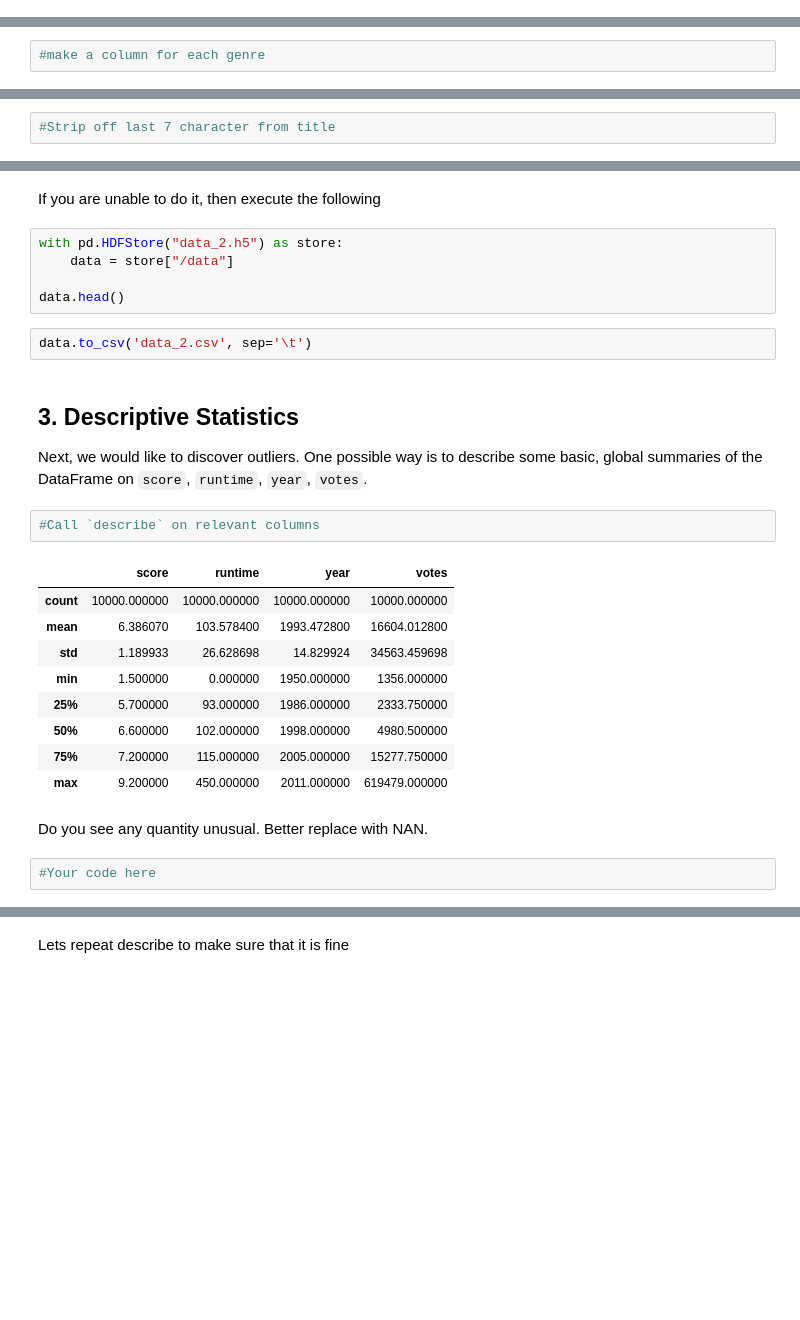
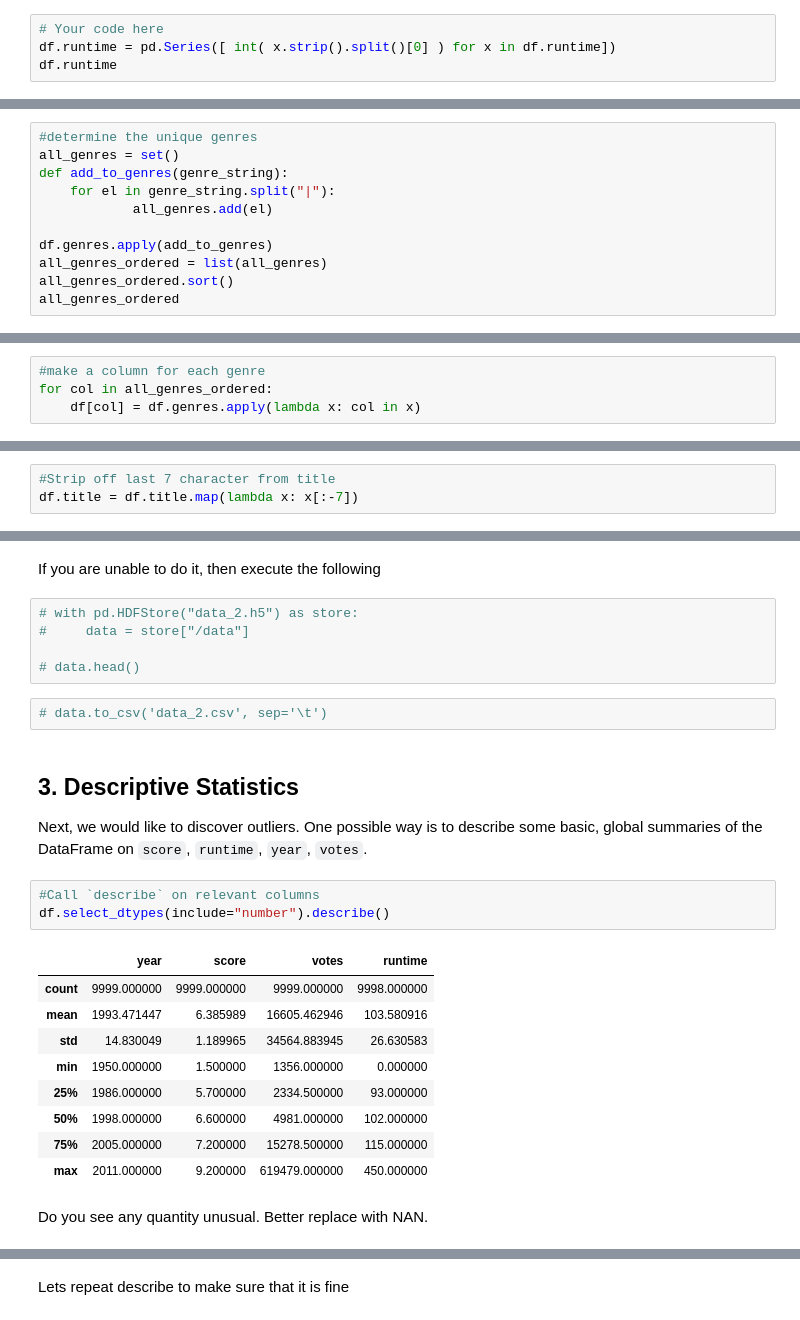
Before and after one commit to ehtisham-sadiq/AI-Learning-Path, a Jupyter notebook: 02_Python_Libraries_for_Data_Science/Assignments/Assignment_4.ipynb, the cells around one changed output, grey strips where cells are left out. Cells and saved outputs as stored; diff of their text form; blank space fills up the shorter version.

```diff
--- a/02_Python_Libraries_for_Data_Science/Assignments/Assignment_4.ipynb
+++ b/02_Python_Libraries_for_Data_Science/Assignments/Assignment_4.ipynb
@@ -72,0 +81,4 @@ Perform this conversion on every element in the dataframe `data` using `List Com
+# %%
+# Your code here
+df.runtime = pd.Series([ int( x.strip().split()[0] ) for x in df.runtime])
+df.runtime
@@ -89,0 +113,11 @@ First, we would like to find the all the unique genres present in any record. It
+# %%
+#determine the unique genres
+all_genres = set()
+def add_to_genres(genre_string):
+    for el in genre_string.split("|"):
+            all_genres.add(el)
+
+df.genres.apply(add_to_genres)
+all_genres_ordered = list(all_genres)
+all_genres_ordered.sort()
+all_genres_ordered
@@ -91,6 +143,8 @@ First, we would like to find the all the unique genres present in any record. It
 Then make a column for each genre
 # %%
 #make a column for each genre
+for col in all_genres_ordered:
+    df[col] = df.genres.apply(lambda x: col in x)
 # %%
 df.head()
 # %% [output]
@@ -105,3 +159,4 @@ df.head()
 We can fix each element by stripping off the last 7 characters
 # %%
 #Strip off last 7 character from title
+df.title = df.title.map(lambda x: x[:-7])
@@ -119,29 +172,28 @@ df.head()
 # %% [markdown]
 If you are unable to do it, then execute the following
 # %%
-with pd.HDFStore("data_2.h5") as store:
-    data = store["/data"]
+# with pd.HDFStore("data_2.h5") as store:
+#     data = store["/data"]
 
-data.head()
+# data.head()
 # %%
-data.to_csv('data_2.csv', sep='\t')
+# data.to_csv('data_2.csv', sep='\t')
 # %% [markdown]
 ## 3. Descriptive Statistics
 
 Next, we would like to discover outliers. One possible way is to describe some basic, global summaries of the DataFrame on `score`, `runtime`, `year`, `votes`.
 # %%
 #Call `describe` on relevant columns
+df.select_dtypes(include="number").describe()
 # %% [output]
-|  | score | runtime | year | votes |
-| count | 10000.000000 | 10000.000000 | 10000.000000 | 10000.000000 |
-| mean | 6.386070 | 103.578400 | 1993.472800 | 16604.012800 |
-| std | 1.189933 | 26.628698 | 14.829924 | 34563.459698 |
-| min | 1.500000 | 0.000000 | 1950.000000 | 1356.000000 |
-| 25% | 5.700000 | 93.000000 | 1986.000000 | 2333.750000 |
-| 50% | 6.600000 | 102.000000 | 1998.000000 | 4980.500000 |
-| 75% | 7.200000 | 115.000000 | 2005.000000 | 15277.750000 |
-| max | 9.200000 | 450.000000 | 2011.000000 | 619479.000000 |
+|  | year | score | votes | runtime |
+| count | 9999.000000 | 9999.000000 | 9999.000000 | 9998.000000 |
+| mean | 1993.471447 | 6.385989 | 16605.462946 | 103.580916 |
+| std | 14.830049 | 1.189965 | 34564.883945 | 26.630583 |
+| min | 1950.000000 | 1.500000 | 1356.000000 | 0.000000 |
+| 25% | 1986.000000 | 5.700000 | 2334.500000 | 93.000000 |
+| 50% | 1998.000000 | 6.600000 | 4981.000000 | 102.000000 |
+| 75% | 2005.000000 | 7.200000 | 15278.500000 | 115.000000 |
+| max | 2011.000000 | 9.200000 | 619479.000000 | 450.000000 |
 # %% [markdown]
 Do you see any quantity unusual. Better replace with NAN.
-# %%
-#Your code here
```
Also changed, not shown: parts of 36 cells of this notebook.
